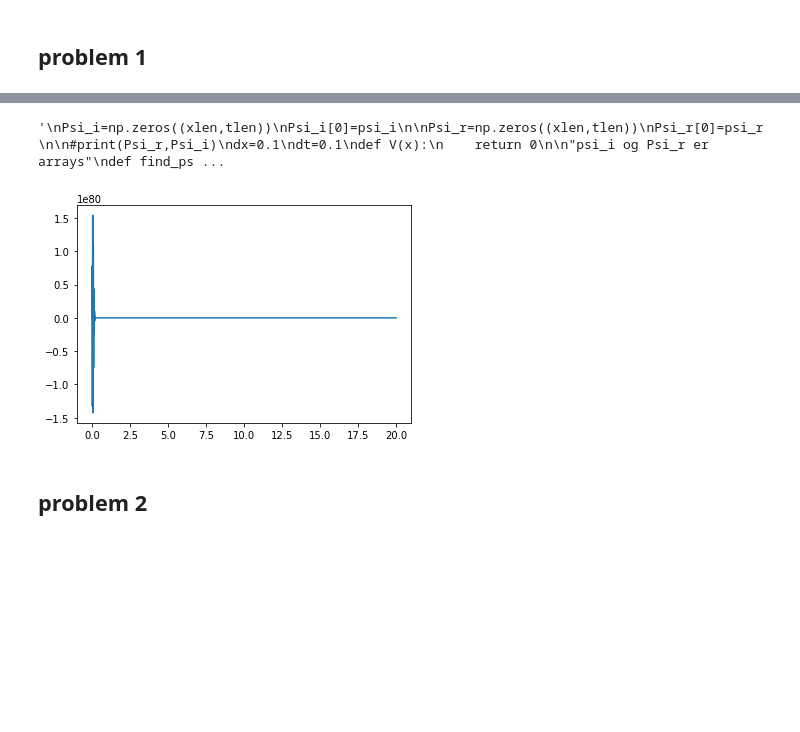
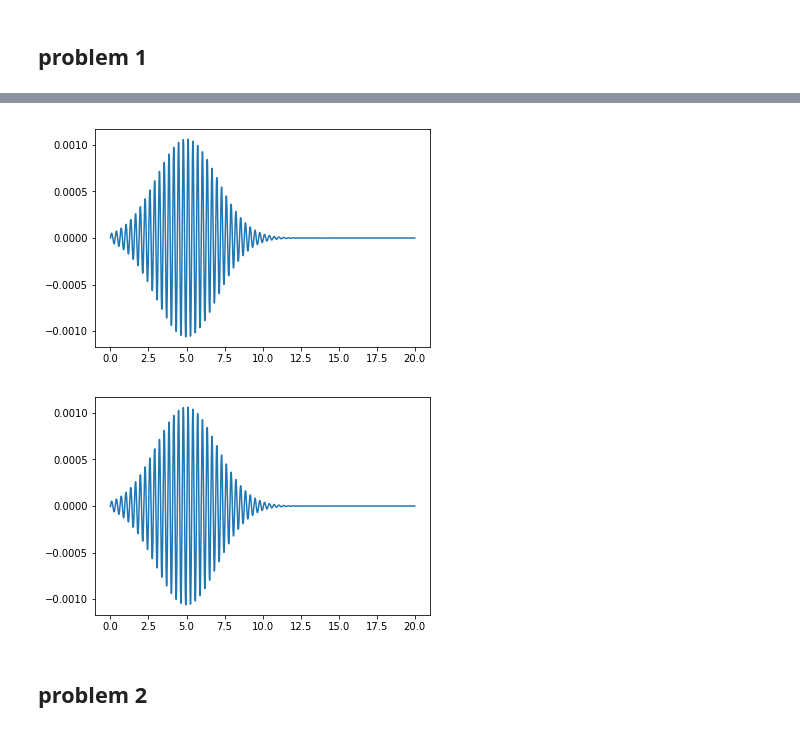
Before and after one commit to sigriaun/kvantastisk, a Jupyter notebook: numerical_exercise.ipynb, the cells around one changed output, grey strips where cells are left out. Saved outputs shown, nothing was run; the diff lists cells and outputs as text; code cells hidden in the pictures; blank space fills up the shorter version.

```diff
--- a/numerical_exercise.ipynb
+++ b/numerical_exercise.ipynb
@@ -17,7 +17,7 @@ import matplotlib.pyplot as plt
 sigma_x=2 #??
 xs=5 #bare satte 5 fordi vi skal ha den verdien etterhvert
 C=1 #blehh bare satte noe, vi må vel normalisere
-Nx= 1000
+Nx= 10000000
 
 
 
@@ -36,10 +36,11 @@ def find_psi_re(x,t):
 
 
 #guessing a value for delta_t
-delta_t=1
+delta_t=1e-15
 
 #defining delta_x
 delta_x= L/(Nx)
+print("DX",delta_x)
 
 #making arrays of initial values of psi_r(x,delta_t/2) and psi_i(x,0)
 x=np.arange(0,L,delta_x)
@@ -70,32 +72,36 @@ plt.show()
 xlen=Nx
 tlen=Nx
 
-dt=0.0001
-dx=0.0001
+dt=1e-10
+dx=2e-06
 
-def V(x):
-    return 0
+V=np.zeros(len(x))
 
 def next_psi(xarray,timesteps,psi_r_0,psi_i_0,dt,dx):
     psi_i=psi_i_0
     psi_r=psi_r_0
     for ti in range(timesteps):
-        old_psi_i=psi_i
-        old_psi_r=psi_r
-        for xi in range(1,len(x)-1):
-            #diff=dt*((V(x)/h_bar)*psi_r[xi]-(h_bar/(2*m))*(psi_r[xi+1]-2*psi_r[xi]+psi_r[xi-1])/dx**2)
-            #print(diff)
-            #print((psi_r[xi+1]-2*psi_r[xi]+psi_r[xi-1]),old_psi_r[xi])
 
-            psi_i[xi]=old_psi_i[xi]-dt*((V(x)/h_bar)*psi_r[xi]-(h_bar/(2*m))*(psi_r[xi+1]-2*psi_r[xi]+psi_r[xi-1])/dx**2)
-        for xi in range(1,len(x)-1):
-            psi_r[xi]=old_psi_r[xi]-dt*((V(x)/h_bar)*psi_i[xi]-(h_bar/(2*m))*(psi_i[xi+1]-2*psi_i[xi]+psi_i[xi-1])/dx**2)
+        new_psi_i=np.zeros(len(psi_i))
+        new_psi_i[1:-1] = psi_i[1:-1] - delta_t *((V[1:-1]/h_bar*psi_r[1:-1]) - h_bar/(2*m) *(psi_r[2:]-2*psi_r[1:-1]+psi_r[:-2])/delta_x**2)
+        psi_i=new_psi_i
+        #print((psi_r[2:]-2*psi_r[1:-1]+psi_r[:-2]))
+        #print((psi_r[2:],2*psi_r[1:-1],psi_r[:-2]),"!!!!")
+        #print(psi_r[500])
+        new_psi_r=np.zeros(len(psi_r))
+        new_psi_r[1:-1] = psi_r[1:-1] - delta_t *((V[1:-1]/h_bar*psi_i[1:-1]) - h_bar/(2*m) *(psi_i[2:]-2*psi_i[1:-1]+psi_i[:-2])/delta_x**2)
+        psi_r=new_psi_r
+
     return psi_r,psi_i
 
-new_psi_r,new_psi_i=next_psi(x,10,psi_r,psi_i,dt,dx)
+plt.plot(x,psi_i)
+plt.show()
+#print((psi_r[2:],2*psi_r[1:-1],psi_r[:-2]),"!!!!")
 
-plt.plot(x,new_psi_r)
-
+for i in range(10):
+    psi_r,psi_i=next_psi(x,1000,psi_r,psi_i,dt,delta_x)
+    plt.plot(x,psi_i)
+    plt.show()
 """
 def find_next_psi(x,t):
     #psi_r=find_psi_re(x,t)
@@ -112,35 +118,35 @@ def find_next_psi(x,t):
 psi_r,psi_i=find_next_psi(x,100)
 plt.plot(x,psi_r)
  """
 """
 Psi_i=np.zeros((xlen,tlen))
 Psi_i[0]=psi_i
 
 Psi_r=np.zeros((xlen,tlen))
 Psi_r[0]=psi_r
 
 #print(Psi_r,Psi_i)
 dx=0.1
 dt=0.1
 def V(x):
     return 0
 
 "psi_i og Psi_r er arrays"
 def find_psi(Psi_i,Psi_r,xlen,dx,x0,tlen,dt,t0):
     for t in range(t0,tlen-1):
         #find next Psi_r
         for x in range(x0,xlen-1):
             Psi_r[x,t+1]=find_next_psi_re(x,t)
             Psi_i[x,t+1]=find_next_psi_im(x,t)
     return Psi_i,Psi_r
 
 Psi_I,Psi_R=find_psi(Psi_i,Psi_r,xlen,0.1,5,tlen,0.1,0)
 
 #print(Psi_I,Psi_R)
 """
 # %% [output]
-'\nPsi_i=np.zeros((xlen,tlen))\nPsi_i[0]=psi_i\n\nPsi_r=np.zeros((xlen,tlen))\nPsi_r[0]=psi_r\n\n#print(Psi_r,Psi_i)\ndx=0.1\ndt=0.1\ndef V(x):\n    return 0\n\n"psi_i og Psi_r er arrays"\ndef find_ps ...
-[figure, old version]
+[figure, new version]
+[figure, added]
 # %% [markdown]
 ## problem 2
 # %%
```
Also changed, not shown: parts of 1 cell of this notebook.
